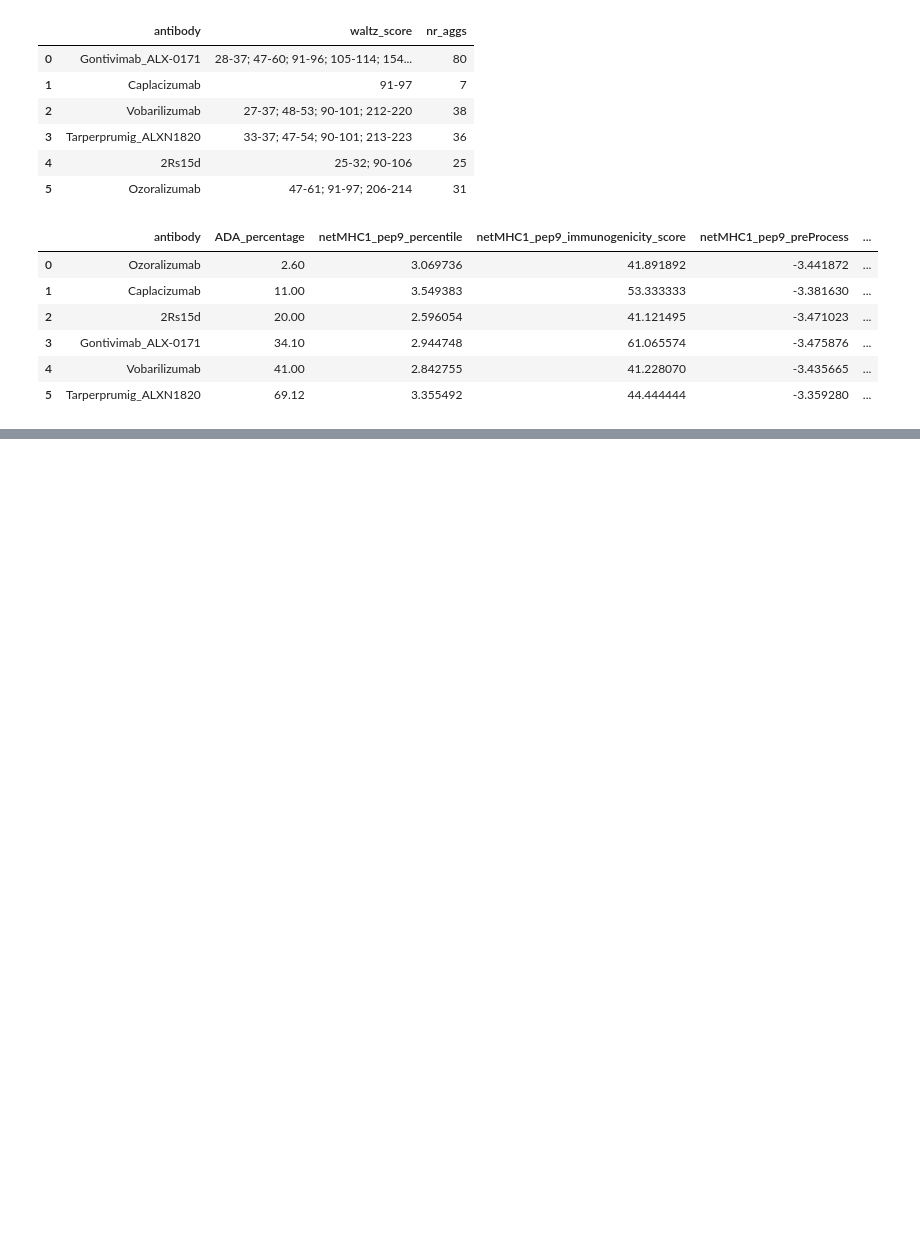
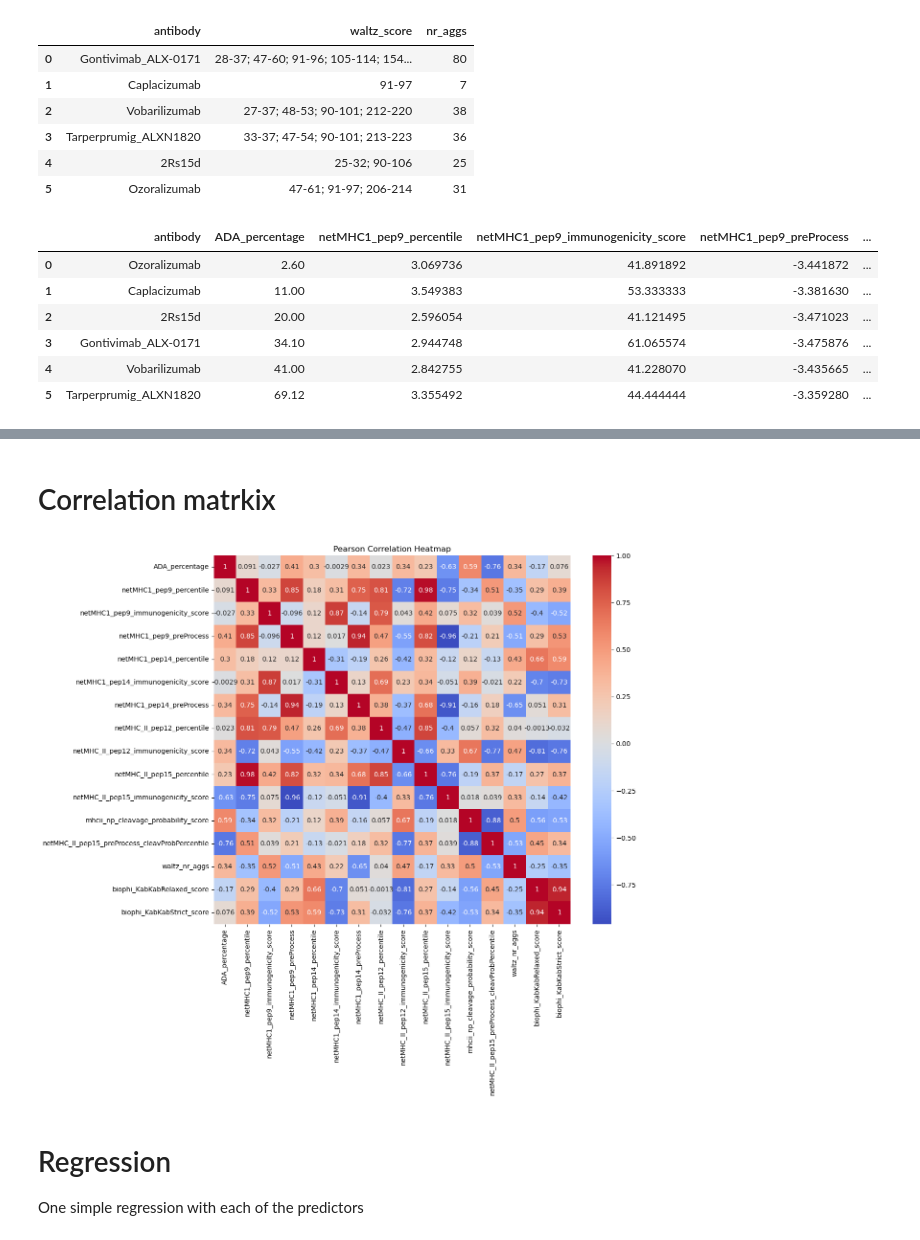
Before and after one commit to RebeckaAntonsson/Thesis, a Jupyter notebook: Immonogenecity_tool_testing/model_selection/Nanobodies/NB_model_selection.ipynb, the cells around one changed output, grey strips where cells are left out. Saved outputs shown, nothing was run; the diff lists cells and outputs as text; code cells hidden in the pictures; blank space fills up the shorter version.

```diff
--- a/Immonogenecity_tool_testing/model_selection/Nanobodies/NB_model_selection.ipynb
+++ b/Immonogenecity_tool_testing/model_selection/Nanobodies/NB_model_selection.ipynb
@@ -303,0 +336,16 @@ all_predictors_andADA
+# %% [markdown]
+# Correlation matrkix
+# %%
+# First create a df without the antibody name and ADA percantage
+ADA_corrtest = all_predictors_andADA.drop(columns=['antibody'])
+pearson_corr = ADA_corrtest.corr(method='pearson')
+
+plt.figure(figsize=(12, 10))
+sns.heatmap(pearson_corr, annot=True, cmap='coolwarm')
+plt.title("Pearson Correlation Heatmap")
+plt.show()
+# %% [output]
+[figure, added]
+# %% [markdown]
+# Regression
+One simple regression with each of the predictors
```
Also changed, not shown: parts of 7 cells of this notebook.
